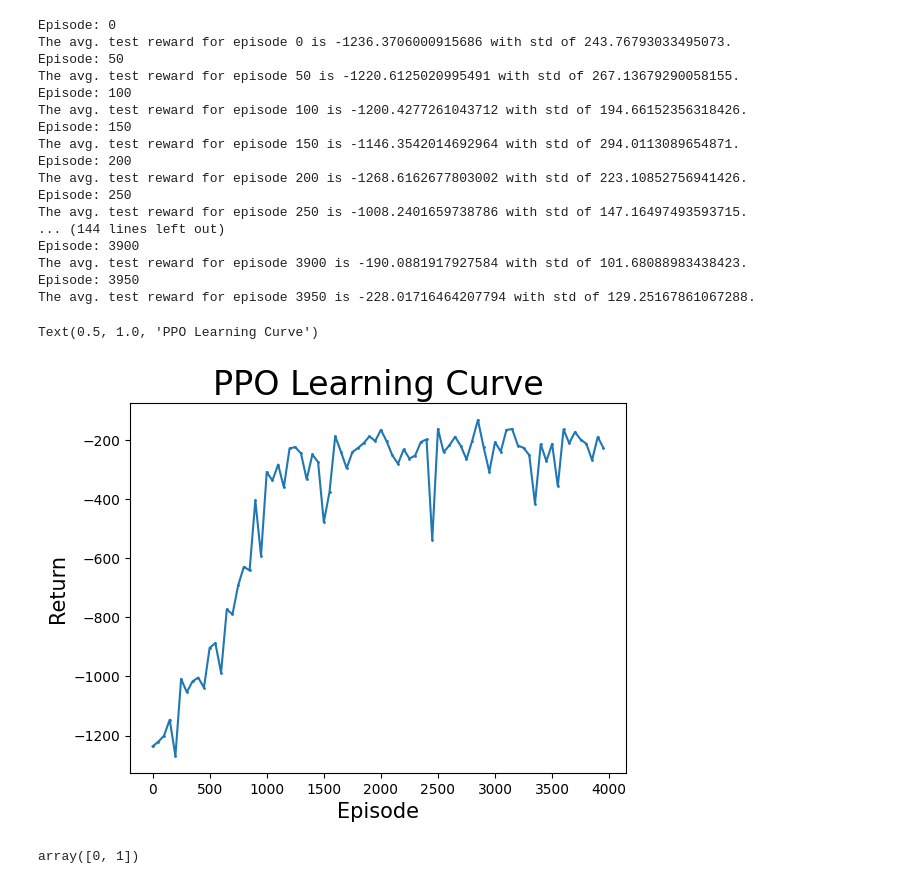
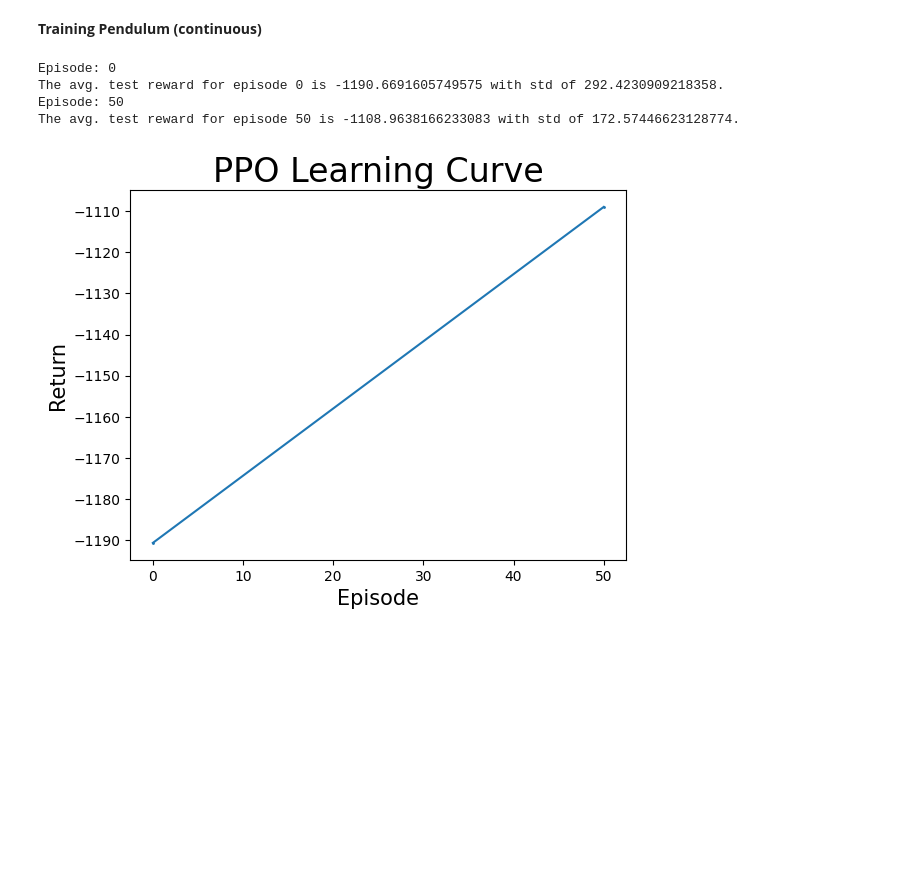
Before and after one commit to AndyPiantoni/ReinforceUs, a Jupyter notebook: PPO_from_scratch_ANDY-tuto-pytorch.ipynb, the cells around one changed output. Saved outputs shown, nothing was run; the diff lists cells and outputs as text; code cells hidden in the pictures; blank space fills up the shorter version.

```diff
--- a/PPO_from_scratch_ANDY-tuto-pytorch.ipynb
+++ b/PPO_from_scratch_ANDY-tuto-pytorch.ipynb
@@ -55,6 +56,3 @@ class ContinuousActor(nn.Module):
         action = dist.sample()
 
         return action, dist
-# %%
-test_actor = ContinuousActor(3, 1)
-action, dist = test_actor.forward(torch.tensor([1, 2, 3], dtype=torch.float32))
@@ -281,18 +274,19 @@ nS=0, nA=0, discretized_continuous_action_space=False, actions_transform=0):
         value_optimizer.step()
 
     return policy_net, value_net
+# %% [markdown]
+**Training Pendulum (continuous)**
 # %%
 # Define parameter values
 #env_name = 'CartPole-v1' # environment name
 env_name = 'Pendulum-v1' # environment name
 # env_name = "MountainCarContinuous-v0"
 
-# env_name = 'LunarLander-v2' # environment name
-# env_name = 'MountainCar-v0' # environment name
-# env_name = 'Acrobot-v1' # environment name
+# For discretization of the action space
+discretized_continuous_action_space = False
+n_actions = 21 # number of actions to discretize the continuous action space
 
-
-num_train_ite = 4000 # number of training iterations
+num_train_ite = 2000 # number of training iterations
 num_seeds = 1 # fit model with 3 different seeds and plot average performance of 3 seeds
 num_epochs = 10 # how many times we iterate the entire training dataset passing through the training
 eval_freq = 50 # run evaluation of policy at each eval_freq trials
@@ -309,16 +303,11 @@ baseline_lr = 5e-4 # value network's learning rate
 # Create the environment.
 env = gym.make(env_name)
 
-# For discretization of the action space
-discretized_continuous_action_space = False
-
+# setup the transformation for the actions in the discretized case
 actions_transform = None
 if discretized_continuous_action_space:
     action_range = (env.action_space.low[0], env.action_space.high[0])
-    n_actions = 21
     actions_transform = np.linspace(action_range[0], action_range[1], n_actions)
-
-
 
 #detect if the environment is discrete or continuous
 if isinstance(env.action_space, gym.spaces.Discrete):
@@ -339,12 +328,14 @@ epoch_times = np.zeros((num_seeds, num_train_ite))
 final_policy_nets = []
 for i in tqdm.tqdm(range(num_seeds)):
     reward_means = []
+
     # Set random seed
     seed = np.random.randint(0, 1000)
     torch.manual_seed(seed)
+
     # Define policy and value networks
     if isinstance(env.action_space, gym.spaces.Discrete) or discretized_continuous_action_space:
-        policy_net = NeuralNet(nS, nA, torch.nn.Softmax()) # Normally this one works with CartPole-v0
+        policy_net = NeuralNet(nS, nA, torch.nn.Softmax())
     else:
         #policy_net = NeuralNet(nS, nA, torch.nn.Identity())
         policy_net = ContinuousActor(nS, nA)
@@ -352,6 +343,7 @@ for i in tqdm.tqdm(range(num_seeds)):
     value_net = NeuralNet(nS, 1, torch.nn.ReLU())
     value_net_optimizer = optim.Adam(value_net.parameters(), lr=baseline_lr)
 
+    # values to make iteration time plot
     epoch_start_time = 0
     epoch_end_time = 0
 
@@ -366,8 +358,10 @@ for i in tqdm.tqdm(range(num_seeds)):
                                           nS=nS, nA=nA,
                                           discretized_continuous_action_space=discretized_continuous_action_space,
                                           actions_transform=actions_transform)
+
         epoch_end_time = time.time()
-        epoch_times[i][m] = epoch_end_time - epoch_start_time
+        epoch_times[i][m] = epoch_end_time - epoch_start_time # time taken for each epoch
+
         if m % eval_freq == 0:
             print("Episode: {}".format(m))
             G = np.zeros(20)
@@ -377,66 +371,35 @@ for i in tqdm.tqdm(range(num_seeds)):
                                     actions_transform=actions_transform)
                 G[k] = g
 
             reward_mean = G.mean()
             reward_sd = G.std()
             print("The avg. test reward for episode {0} is {1} with std of {2}.".format(m, reward_mean, reward_sd))
             reward_means.append(reward_mean)
 
     returns[i] = np.array(reward_means)
     final_policy_nets.append(policy_net)
 
 # save the policy network
-torch.save(policy_net.state_dict(), f"PPO_policy_net_{env_name}.pt")
+torch.save(policy_net.state_dict(), f"PPO_pendulum_continuous_policy_net.pt")
 
 
 # Plot the performance over iterations
 x = np.arange(eval_epi_index)*eval_freq
 avg_returns = np.mean(returns, axis=0)
 max_returns = np.max(returns, axis=0)
 min_returns = np.min(returns, axis=0)
 
 plt.fill_between(x, min_returns, max_returns, alpha=0.1)
 plt.plot(x, avg_returns, '-o', markersize=1)
 
 plt.xlabel('Episode', fontsize = 15)
 plt.ylabel('Return', fontsize = 15)
 
 plt.title("PPO Learning Curve", fontsize = 24)
-
-# # Save a plot about the time taken for each epoch
-# x = np.arange(len(epoch_times))
-# plt.plot(x, epoch_times, '-o', markersize=1)
-# # add average epoch time
-# avg_epoch_time = np.mean(epoch_times)
-# print(f"Average epoch time: {avg_epoch_time}")
-# plt.axhline(y=avg_epoch_time, color='r', linestyle='-', label=f'Average time: {avg_epoch_time:.2f}')
-# plt.legend()
-# plt.xlabel('Epoch', fontsize = 15)
-# plt.ylabel('Time (s)', fontsize = 15)
-# plt.title("Time taken for each epoch", fontsize = 24)
-
-# plt.savefig(f"PPO_{env_name}_time_per_epoch.png")
+plt.show()
 # %% [output]
 Episode: 0
-The avg. test reward for episode 0 is -1236.3706000915686 with std of 243.76793033495073.
+The avg. test reward for episode 0 is -1190.6691605749575 with std of 292.4230909218358.
 Episode: 50
-The avg. test reward for episode 50 is -1220.6125020995491 with std of 267.13679290058155.
-Episode: 100
-The avg. test reward for episode 100 is -1200.4277261043712 with std of 194.66152356318426.
-Episode: 150
-The avg. test reward for episode 150 is -1146.3542014692964 with std of 294.0113089654871.
-Episode: 200
-The avg. test reward for episode 200 is -1268.6162677803002 with std of 223.10852756941426.
-Episode: 250
-The avg. test reward for episode 250 is -1008.2401659738786 with std of 147.16497493593715.
-... (144 lines left out)
-Episode: 3900
-The avg. test reward for episode 3900 is -190.0881917927584 with std of 101.68088983438423.
-Episode: 3950
-The avg. test reward for episode 3950 is -228.01716464207794 with std of 129.25167861067288.
+The avg. test reward for episode 50 is -1108.9638166233083 with std of 172.57446623128774.
-Text(0.5, 1.0, 'PPO Learning Curve')
-[figure, old version]
+[figure, new version]
-# %%
-x
-# %% [output]
-array([0, 1])
```
Also changed, not shown: parts of 20 cells of this notebook, 3 other files.
